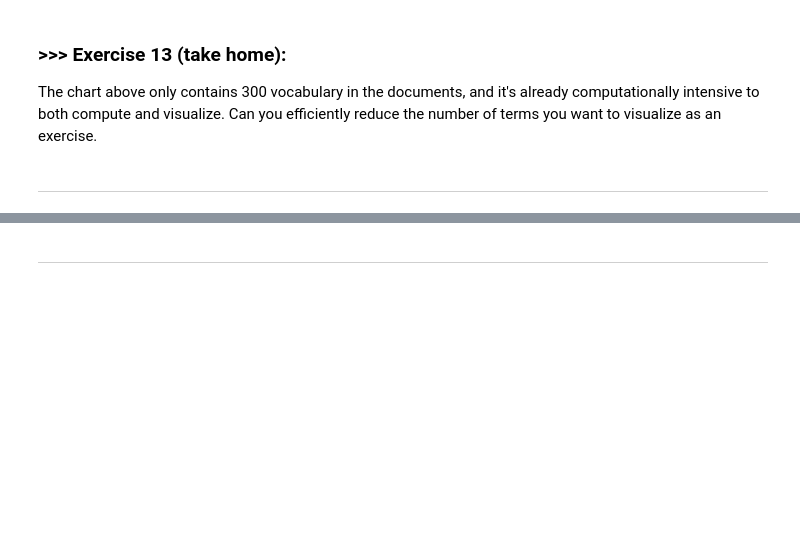
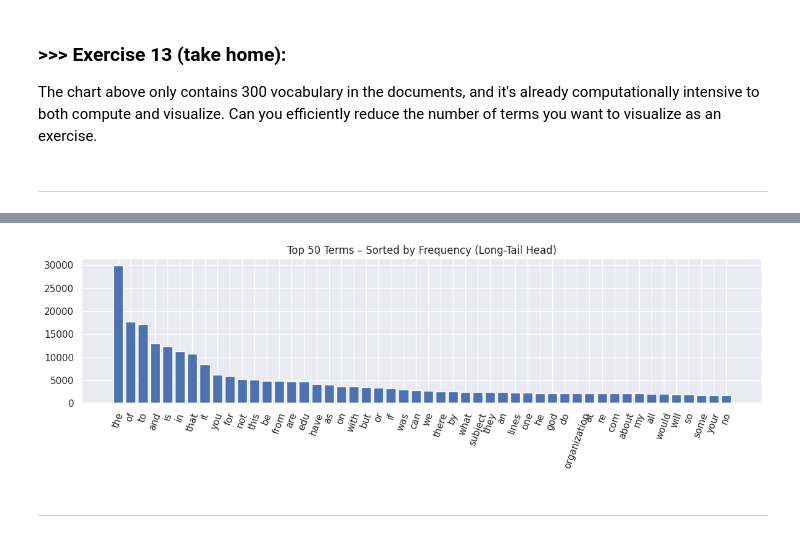
Before and after one commit to DavidGJ4/DM2025-Lab1-Exercise, a Jupyter notebook: DM2025-Lab1-Master.ipynb, the cells around one changed output, grey strips where cells are left out. Cells and saved outputs as stored; diff of their text form; code cells hidden in the pictures; blank space fills up the shorter version.

```diff
--- a/DM2025-Lab1-Master.ipynb
+++ b/DM2025-Lab1-Master.ipynb
@@ -1178,3 +1207,19 @@ If you want a nicer interactive visualization here, I would encourage you try to
+# %%
+import plotly.express as px
+
+#getting the terms from the vectorizer and their freq.
+terms = count_vect.get_feature_names_out()
+freqs = np.asarray(term_frequencies)
+#creating dataframe for easy plotting
+df = pd.DataFrame({'term': terms, 'frequency': freqs})
+df_top = df.iloc[:300]#300 terms
+#plotting using an interactive bar chart
+fig = px.bar(df_top, x='term', y='frequency',
+             title='300 Term Frequencies (Plotly)')
+fig.update_layout(xaxis_tickangle=-45)#rotating or readability
+fig.show()
+
+#Hover the bar and its shows the amount
 # %% [markdown]
 ---
 # %% [markdown]
@@ -1194,3 +1252,18 @@ Additionally, you can attempt to sort the terms on the `x-axis` by frequency ins
+# %%
+#Converting term freq. into arrays for sorting
+freqs = np.asarray(term_frequencies)
+#Sorting [desc]- helps reveal the 'long tail'
+sort_idx = np.argsort(freqs)[::-1]
+sorted_terms, sorted_freqs = terms[sort_idx], freqs[sort_idx]
+#plotting the top 50 most freq. terms
+plt.figure(figsize=(12,4))
+plt.bar(range(50), sorted_freqs[:50])
+plt.xticks(range(50), sorted_terms[:50], rotation=70)
+plt.title('Top 50 Terms – Sorted by Frequency (Long-Tail Head)')
+plt.tight_layout()
+plt.show()
+# %% [output]
+[figure, added]
 # %% [markdown]
 ---
 # %% [markdown]
```
Also changed, not shown: parts of 10 cells of this notebook, 1 other file.
